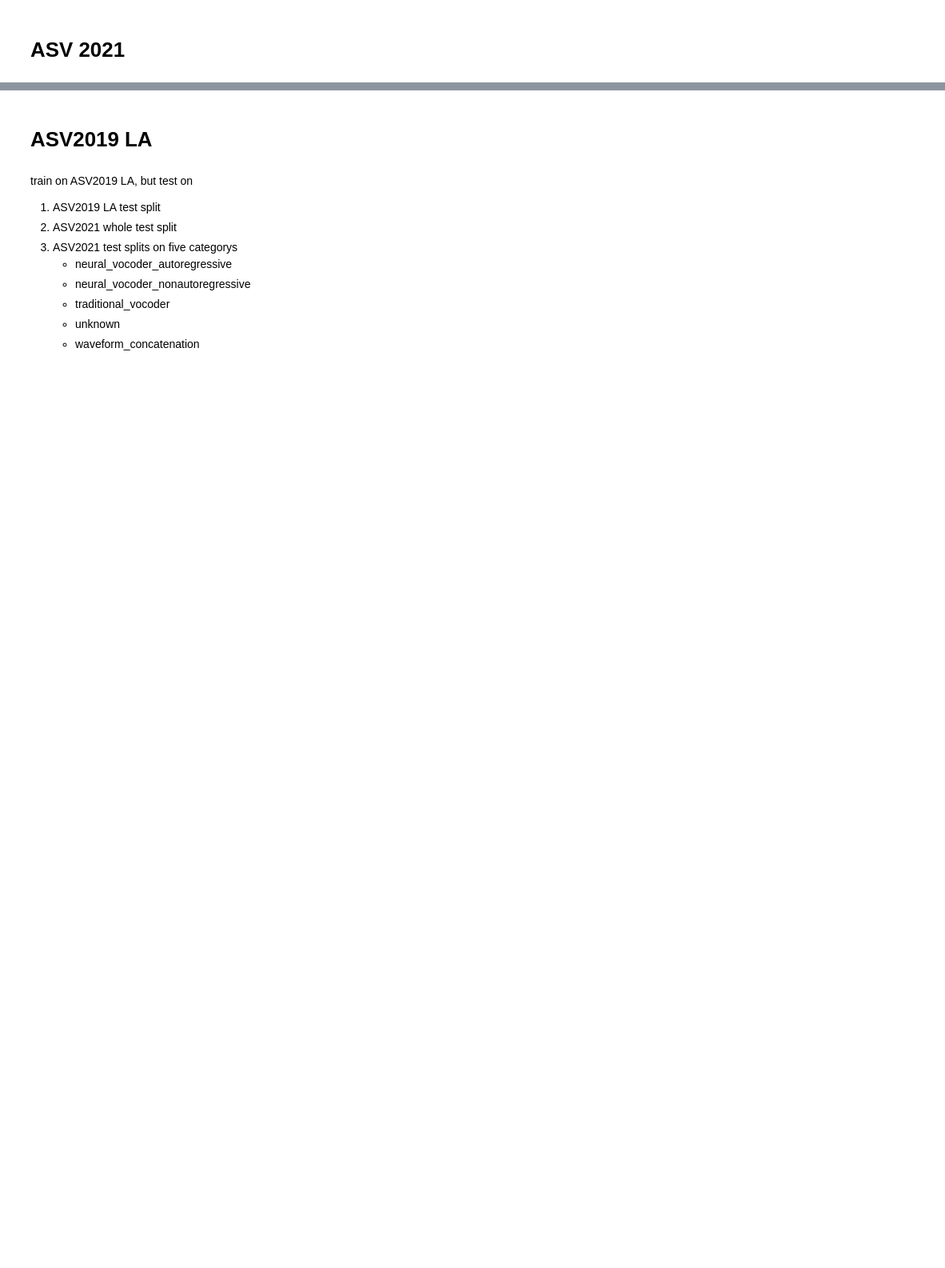
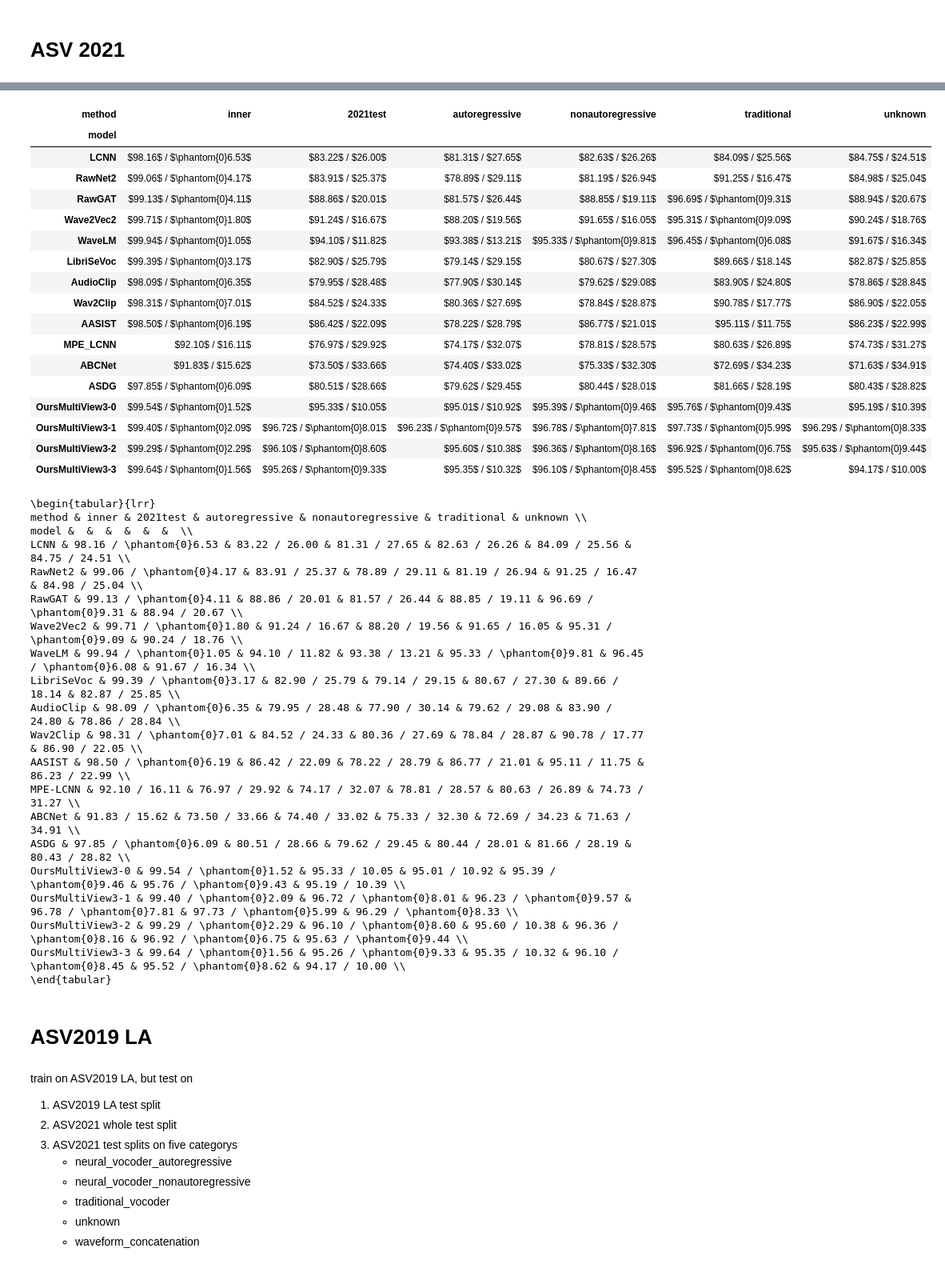
Before and after one commit to RedamancyAY/Obsidian-AY-Plugin, a Jupyter notebook: models/OurModels/OursMultiView3/对比结果.ipynb, the cells around one changed output, grey strips where cells are left out. Shown: that part at 80% size. Drawn from its saved outputs; the diff is of its cells as text; code cells hidden in the pictures; blank space fills up the shorter version.

```diff
--- a/models/OurModels/OursMultiView3/对比结果.ipynb
+++ b/models/OurModels/OursMultiView3/对比结果.ipynb
@@ -189,0 +243,12 @@ OursMultiView3-2 & 99.29 / \phantom{0}2.29 & 96.29 / \phantom{0}8.31 & 95.74 / 1
+# %%
+res = Display_ASV2021_LA_evaluation(
+    models=MODELs_VERSIONS.keys(),
+    versions=MODELs_VERSIONS.values(),
+    task="ASV2021_LA",
+    calc_avg=False,
+    acc=0,
+    auc=1,
+    file_name="filter_ASV2021",
+)
+res.display(show_latex=1, drop=["2019LA", "concatenation"])
+# %% [output]
@@ -190,3 +269,41 @@ OursMultiView3-2 & 99.29 / \phantom{0}2.29 & 96.29 / \phantom{0}8.31 & 95.74 / 1
+| method | inner | 2021test | autoregressive | nonautoregressive | traditional | unknown |
+| model |  |  |  |  |  |  |
+| LCNN | $98.16$ / $\phantom{0}6.53$ | $83.22$ / $26.00$ | $81.31$ / $27.65$ | $82.63$ / $26.26$ | $84.09$ / $25.56$ | $84.75$ / $24.51$ |
+| RawNet2 | $99.06$ / $\phantom{0}4.17$ | $83.91$ / $25.37$ | $78.89$ / $29.11$ | $81.19$ / $26.94$ | $91.25$ / $16.47$ | $84.98$ / $25.04$ |
+| RawGAT | $99.13$ / $\phantom{0}4.11$ | $88.86$ / $20.01$ | $81.57$ / $26.44$ | $88.85$ / $19.11$ | $96.69$ / $\phantom{0}9.31$ | $88.94$ / $20.67$ |
+| Wave2Vec2 | $99.71$ / $\phantom{0}1.80$ | $91.24$ / $16.67$ | $88.20$ / $19.56$ | $91.65$ / $16.05$ | $95.31$ / $\phantom{0}9.09$ | $90.24$ / $18.76$ |
+| WaveLM | $99.94$ / $\phantom{0}1.05$ | $94.10$ / $11.82$ | $93.38$ / $13.21$ | $95.33$ / $\phantom{0}9.81$ | $96.45$ / $\phantom{0}6.08$ | $91.67$ / $16.34$ |
+| LibriSeVoc | $99.39$ / $\phantom{0}3.17$ | $82.90$ / $25.79$ | $79.14$ / $29.15$ | $80.67$ / $27.30$ | $89.66$ / $18.14$ | $82.87$ / $25.85$ |
+| AudioClip | $98.09$ / $\phantom{0}6.35$ | $79.95$ / $28.48$ | $77.90$ / $30.14$ | $79.62$ / $29.08$ | $83.90$ / $24.80$ | $78.86$ / $28.84$ |
+| Wav2Clip | $98.31$ / $\phantom{0}7.01$ | $84.52$ / $24.33$ | $80.36$ / $27.69$ | $78.84$ / $28.87$ | $90.78$ / $17.77$ | $86.90$ / $22.05$ |
+| AASIST | $98.50$ / $\phantom{0}6.19$ | $86.42$ / $22.09$ | $78.22$ / $28.79$ | $86.77$ / $21.01$ | $95.11$ / $11.75$ | $86.23$ / $22.99$ |
+| MPE_LCNN | $92.10$ / $16.11$ | $76.97$ / $29.92$ | $74.17$ / $32.07$ | $78.81$ / $28.57$ | $80.63$ / $26.89$ | $74.73$ / $31.27$ |
+| ABCNet | $91.83$ / $15.62$ | $73.50$ / $33.66$ | $74.40$ / $33.02$ | $75.33$ / $32.30$ | $72.69$ / $34.23$ | $71.63$ / $34.91$ |
+| ASDG | $97.85$ / $\phantom{0}6.09$ | $80.51$ / $28.66$ | $79.62$ / $29.45$ | $80.44$ / $28.01$ | $81.66$ / $28.19$ | $80.43$ / $28.82$ |
+| OursMultiView3-0 | $99.54$ / $\phantom{0}1.52$ | $95.33$ / $10.05$ | $95.01$ / $10.92$ | $95.39$ / $\phantom{0}9.46$ | $95.76$ / $\phantom{0}9.43$ | $95.19$ / $10.39$ |
+| OursMultiView3-1 | $99.40$ / $\phantom{0}2.09$ | $96.72$ / $\phantom{0}8.01$ | $96.23$ / $\phantom{0}9.57$ | $96.78$ / $\phantom{0}7.81$ | $97.73$ / $\phantom{0}5.99$ | $96.29$ / $\phantom{0}8.33$ |
+| OursMultiView3-2 | $99.29$ / $\phantom{0}2.29$ | $96.10$ / $\phantom{0}8.60$ | $95.60$ / $10.38$ | $96.36$ / $\phantom{0}8.16$ | $96.92$ / $\phantom{0}6.75$ | $95.63$ / $\phantom{0}9.44$ |
+| OursMultiView3-3 | $99.64$ / $\phantom{0}1.56$ | $95.26$ / $\phantom{0}9.33$ | $95.35$ / $10.32$ | $96.10$ / $\phantom{0}8.45$ | $95.52$ / $\phantom{0}8.62$ | $94.17$ / $10.00$ |
+\begin{tabular}{lrr}
+method & inner & 2021test & autoregressive & nonautoregressive & traditional & unknown \\
+model &  &  &  &  &  &  \\
+LCNN & 98.16 / \phantom{0}6.53 & 83.22 / 26.00 & 81.31 / 27.65 & 82.63 / 26.26 & 84.09 / 25.56 & 84.75 / 24.51 \\
+RawNet2 & 99.06 / \phantom{0}4.17 & 83.91 / 25.37 & 78.89 / 29.11 & 81.19 / 26.94 & 91.25 / 16.47 & 84.98 / 25.04 \\
+RawGAT & 99.13 / \phantom{0}4.11 & 88.86 / 20.01 & 81.57 / 26.44 & 88.85 / 19.11 & 96.69 / \phantom{0}9.31 & 88.94 / 20.67 \\
+Wave2Vec2 & 99.71 / \phantom{0}1.80 & 91.24 / 16.67 & 88.20 / 19.56 & 91.65 / 16.05 & 95.31 / \phantom{0}9.09 & 90.24 / 18.76 \\
+WaveLM & 99.94 / \phantom{0}1.05 & 94.10 / 11.82 & 93.38 / 13.21 & 95.33 / \phantom{0}9.81 & 96.45 / \phantom{0}6.08 & 91.67 / 16.34 \\
+LibriSeVoc & 99.39 / \phantom{0}3.17 & 82.90 / 25.79 & 79.14 / 29.15 & 80.67 / 27.30 & 89.66 / 18.14 & 82.87 / 25.85 \\
+AudioClip & 98.09 / \phantom{0}6.35 & 79.95 / 28.48 & 77.90 / 30.14 & 79.62 / 29.08 & 83.90 / 24.80 & 78.86 / 28.84 \\
+Wav2Clip & 98.31 / \phantom{0}7.01 & 84.52 / 24.33 & 80.36 / 27.69 & 78.84 / 28.87 & 90.78 / 17.77 & 86.90 / 22.05 \\
+AASIST & 98.50 / \phantom{0}6.19 & 86.42 / 22.09 & 78.22 / 28.79 & 86.77 / 21.01 & 95.11 / 11.75 & 86.23 / 22.99 \\
+MPE-LCNN & 92.10 / 16.11 & 76.97 / 29.92 & 74.17 / 32.07 & 78.81 / 28.57 & 80.63 / 26.89 & 74.73 / 31.27 \\
+ABCNet & 91.83 / 15.62 & 73.50 / 33.66 & 74.40 / 33.02 & 75.33 / 32.30 & 72.69 / 34.23 & 71.63 / 34.91 \\
+ASDG & 97.85 / \phantom{0}6.09 & 80.51 / 28.66 & 79.62 / 29.45 & 80.44 / 28.01 & 81.66 / 28.19 & 80.43 / 28.82 \\
+OursMultiView3-0 & 99.54 / \phantom{0}1.52 & 95.33 / 10.05 & 95.01 / 10.92 & 95.39 / \phantom{0}9.46 & 95.76 / \phantom{0}9.43 & 95.19 / 10.39 \\
+OursMultiView3-1 & 99.40 / \phantom{0}2.09 & 96.72 / \phantom{0}8.01 & 96.23 / \phantom{0}9.57 & 96.78 / \phantom{0}7.81 & 97.73 / \phantom{0}5.99 & 96.29 / \phantom{0}8.33 \\
+OursMultiView3-2 & 99.29 / \phantom{0}2.29 & 96.10 / \phantom{0}8.60 & 95.60 / 10.38 & 96.36 / \phantom{0}8.16 & 96.92 / \phantom{0}6.75 & 95.63 / \phantom{0}9.44 \\
+OursMultiView3-3 & 99.64 / \phantom{0}1.56 & 95.26 / \phantom{0}9.33 & 95.35 / 10.32 & 96.10 / \phantom{0}8.45 & 95.52 / \phantom{0}8.62 & 94.17 / 10.00 \\
+\end{tabular}
 # %% [markdown]
 # ASV2019 LA
 # %% [markdown]
```
Also changed, not shown: parts of 11 cells of this notebook, 17 other files.
